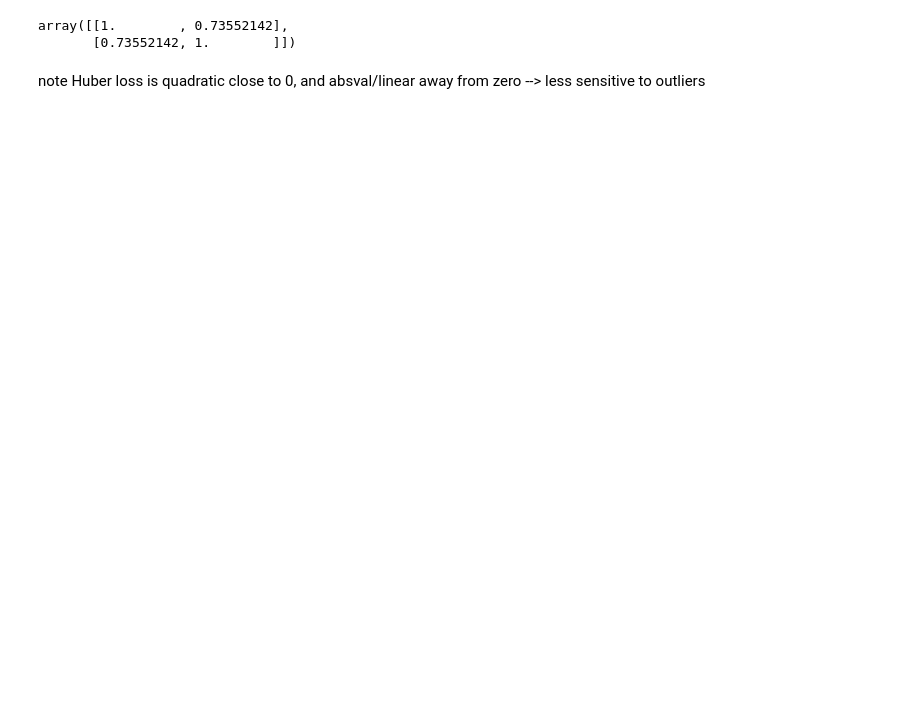
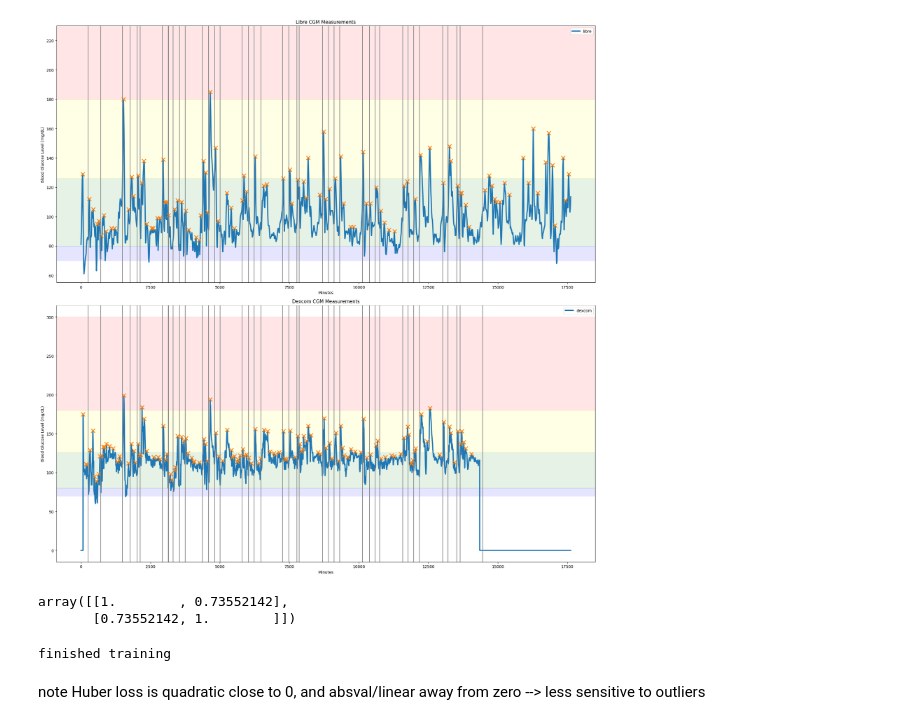
Before and after one commit to vviggyy/drp25, a Jupyter notebook: src/neural.ipynb, the cells around one changed output. Cells and saved outputs as stored; diff of their text form; code cells hidden in the pictures; blank space fills up the shorter version.

```diff
--- a/src/neural.ipynb
+++ b/src/neural.ipynb
@@ -42,8 +42,11 @@ def get_sequences(raw_df: pd.DataFrame, meals: pd.DataFrame):
 # %%
 ##load everything in
 physio = pd.read_csv(r"../../CGMacros/bio.csv", index_col="subject") #reindex
 paths = glob.glob(r"../../CGMacros/CGMacros-*/CGMacros-*.csv", recursive=True)
 df = pd.read_csv(paths[2]).fillna(0)
+visualize(df)
+# %% [output]
+[figure, added]
 # %%
 #get glucose response for all participants
 mldf = pd.DataFrame([]) #will hold macros + factors + spike values
@@ -184,7 +201,7 @@ model = SpikeNN()
 #define additional hyperparameters
 #loss = nn.MSELoss()
 loss = torch.nn.SmoothL1Loss()
-optimizer = torch.optim.Adam(model.parameters(), lr=1e-3)
+optimizer = torch.optim.Adam(model.parameters(), lr=1e-4, weight_decay=1e-4)
 
 loss_track = []
 val_track = []
@@ -222,6 +239,8 @@ for epoch in range(EPOCHS):
         model.train()
 
 print("finished training")
+# %% [output]
+finished training
 # %% [markdown]
 note Huber loss is quadratic close to 0, and absval/linear away from zero --> less sensitive to outliers
 # %%
```
Also changed, not shown: parts of 8 cells of this notebook, 2 other files.
